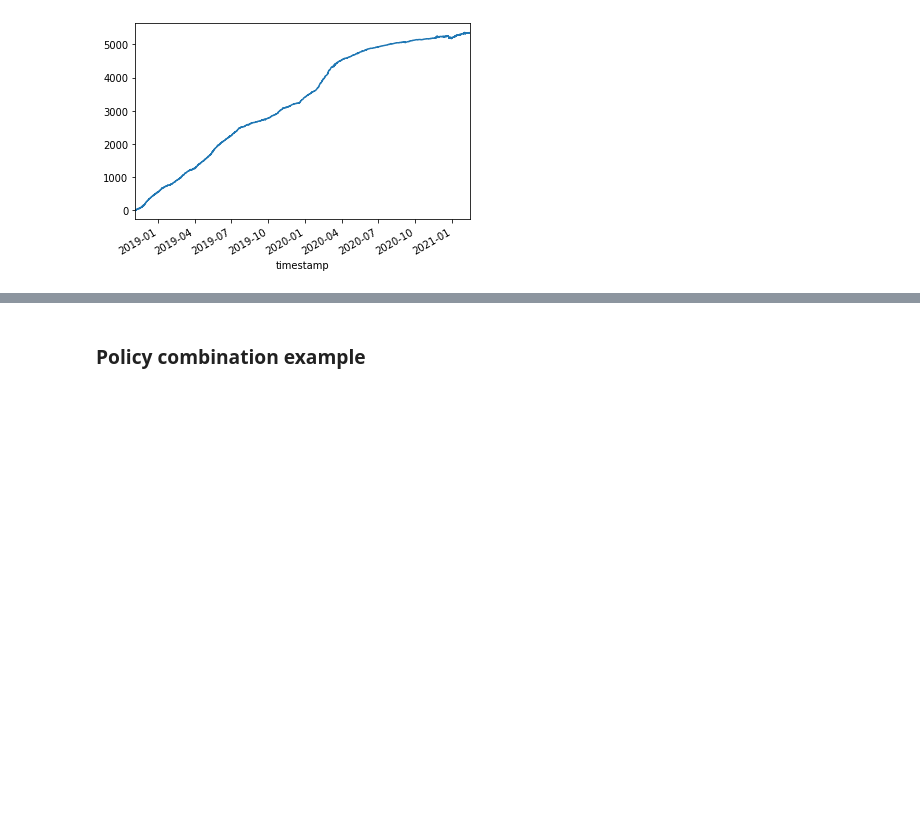
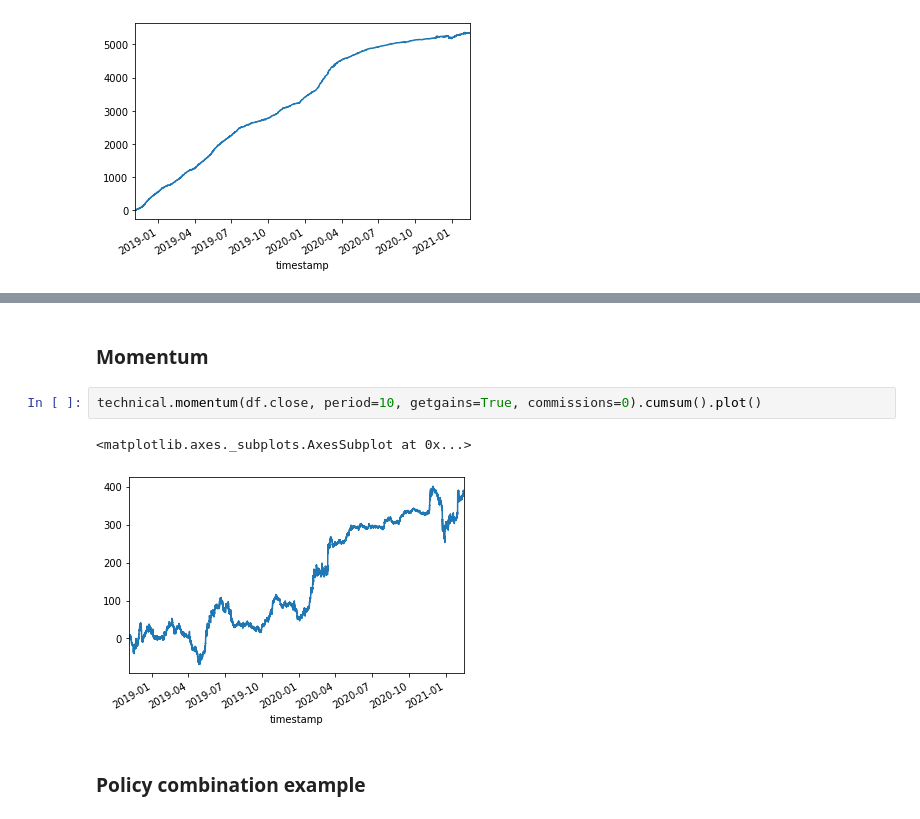
Before and after one commit to giuliovv/cryptotrading, a Jupyter notebook: examples/data_exploration.ipynb, the cells around one changed output, grey strips where cells are left out. Cells and saved outputs as stored; diff of their text form; blank space fills up the shorter version.

Commit message:
Momentum

```diff
--- a/examples/data_exploration.ipynb
+++ b/examples/data_exploration.ipynb
@@ -101,3 +84,10 @@ Name: high, Length: 1199772, dtype: float64
+# %% [markdown]
+### Momentum
+# %%
+technical.momentum(df.close, period=10, getgains=True, commissions=0).cumsum().plot()
+# %% [output]
+<matplotlib.axes._subplots.AxesSubplot at 0x...>
+[figure, added]
 # %% [markdown]
 ### Policy combination example
 # %%
```
Also changed, not shown: parts of 2 cells of this notebook, 1 other file.
